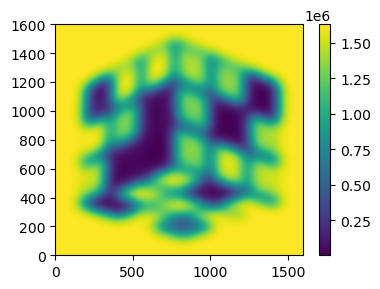
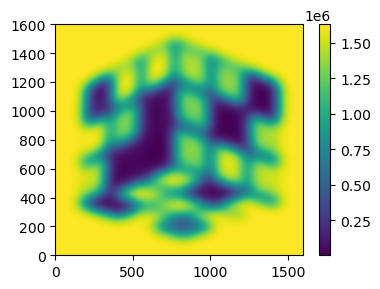
Unified diff of the notebook cell whose output changed from the first chart to the second:
--- before
+++ after
@@ -5,4 +5,4 @@
 plt.colorbar(Z1)
 
-#plt.show()
+plt.show()
 plt.savefig("smoothed_05.png")

Commit: update